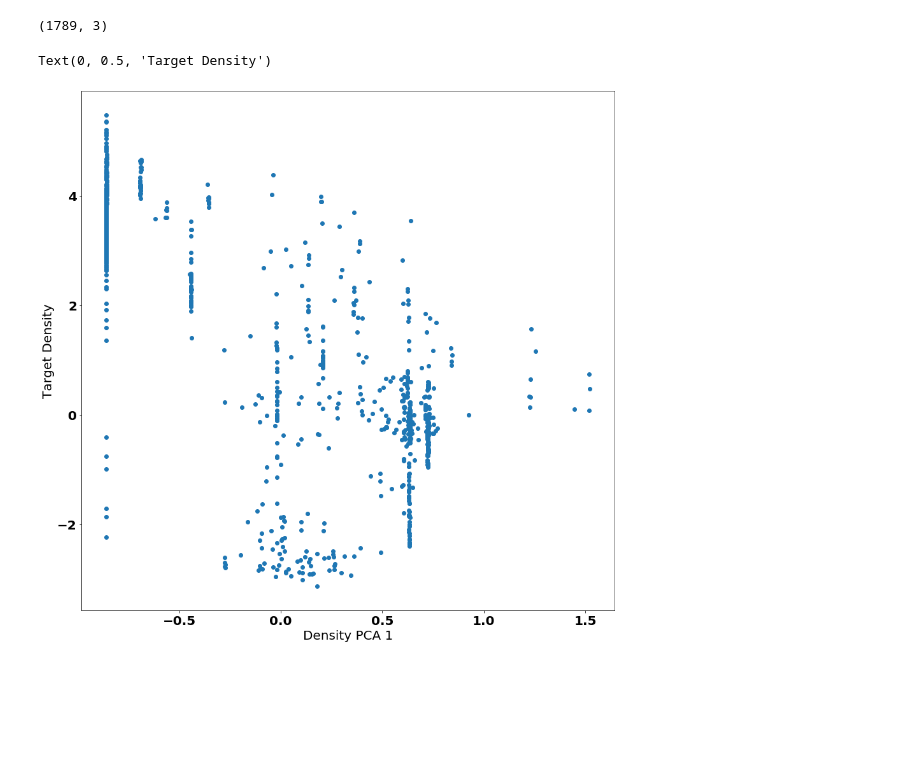
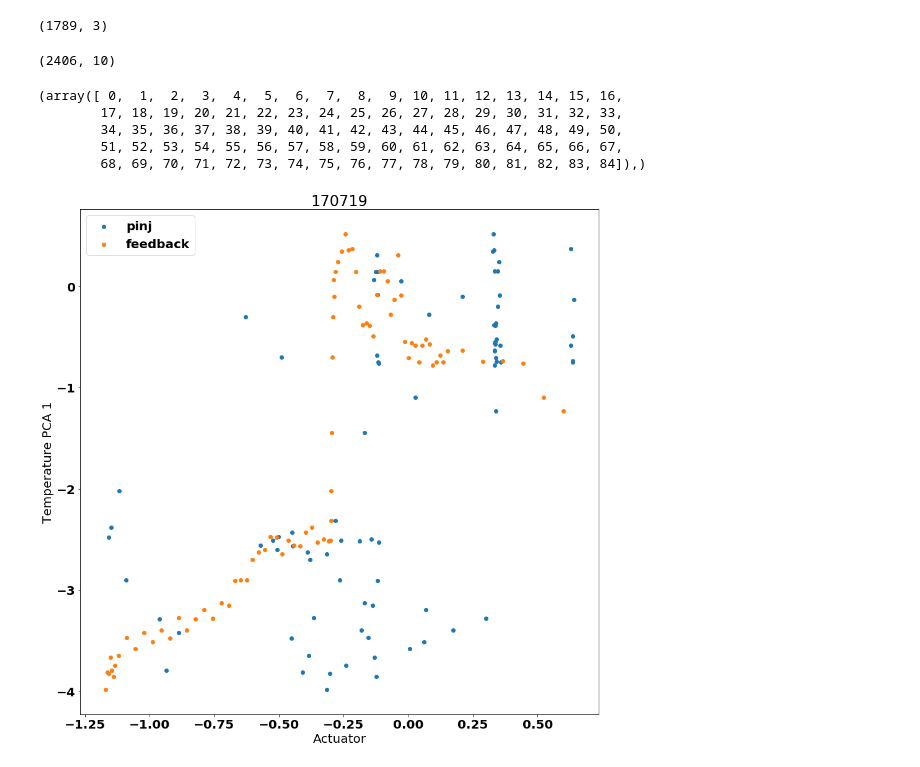
Before and after one commit to PlasmaControl/plasma-profile-predictor, a Jupyter notebook: notebooks/pca.ipynb, the cells around one changed output. Saved outputs shown, nothing was run; the diff lists cells and outputs as text; code cells hidden in the pictures; blank space fills up the shorter version.

```diff
--- a/notebooks/pca.ipynb
+++ b/notebooks/pca.ipynb
@@ -148,11 +169,30 @@ pre_pca_normalized.shape
 pca_data.shape
 # %% [output]
 (1789, 3)
-# %%
-inds=range(1000)
-plt.scatter(traindata['pinj'][inds,-1],pca_data[inds,0])
-plt.xlabel('Density PCA 1')
-plt.ylabel('Target Density')
-# %% [output]
-Text(0, 0.5, 'Target Density')
-[figure, removed]
+# %%
+traindata['shotnum'].shape
+# %% [output]
+(2406, 10)
+# %%
+allshots=np.unique(traindata['shotnum'])
+# %% [output]
+(array([ 0,  1,  2,  3,  4,  5,  6,  7,  8,  9, 10, 11, 12, 13, 14, 15, 16,
+        17, 18, 19, 20, 21, 22, 23, 24, 25, 26, 27, 28, 29, 30, 31, 32, 33,
+        34, 35, 36, 37, 38, 39, 40, 41, 42, 43, 44, 45, 46, 47, 48, 49, 50,
+        51, 52, 53, 54, 55, 56, 57, 58, 59, 60, 61, 62, 63, 64, 65, 66, 67,
+        68, 69, 70, 71, 72, 73, 74, 75, 76, 77, 78, 79, 80, 81, 82, 83, 84]),)
+# %%
+shot=np.random.choice(allshots)
+inds=np.where(traindata['shotnum'][:,0]==shot)
+
+#output=pca_data[inds,0]
+
+plt.scatter(traindata['pinj'][inds,-1],pca_data[inds,0],label='pinj')
+plt.scatter(traindata['beam_target_power'][inds,-1],pca_data[inds,0],label='feedback')
+plt.legend()
+plt.ylabel('Temperature PCA 1')
+plt.xlabel('Actuator')
+plt.title(int(shot))
+plt.show()
+# %% [output]
+[figure, added]
```
Also changed, not shown: parts of 7 cells of this notebook, 21 other files.
